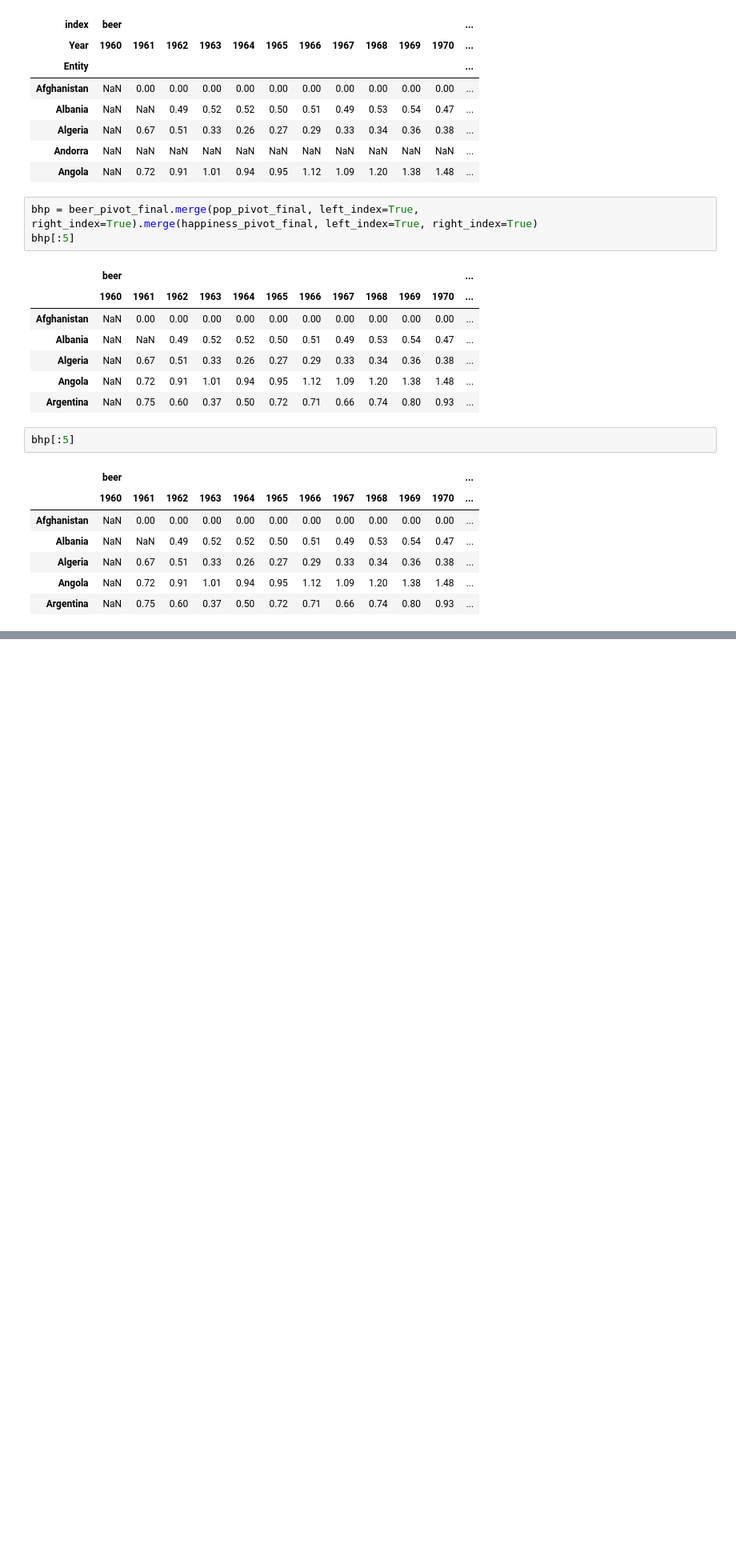
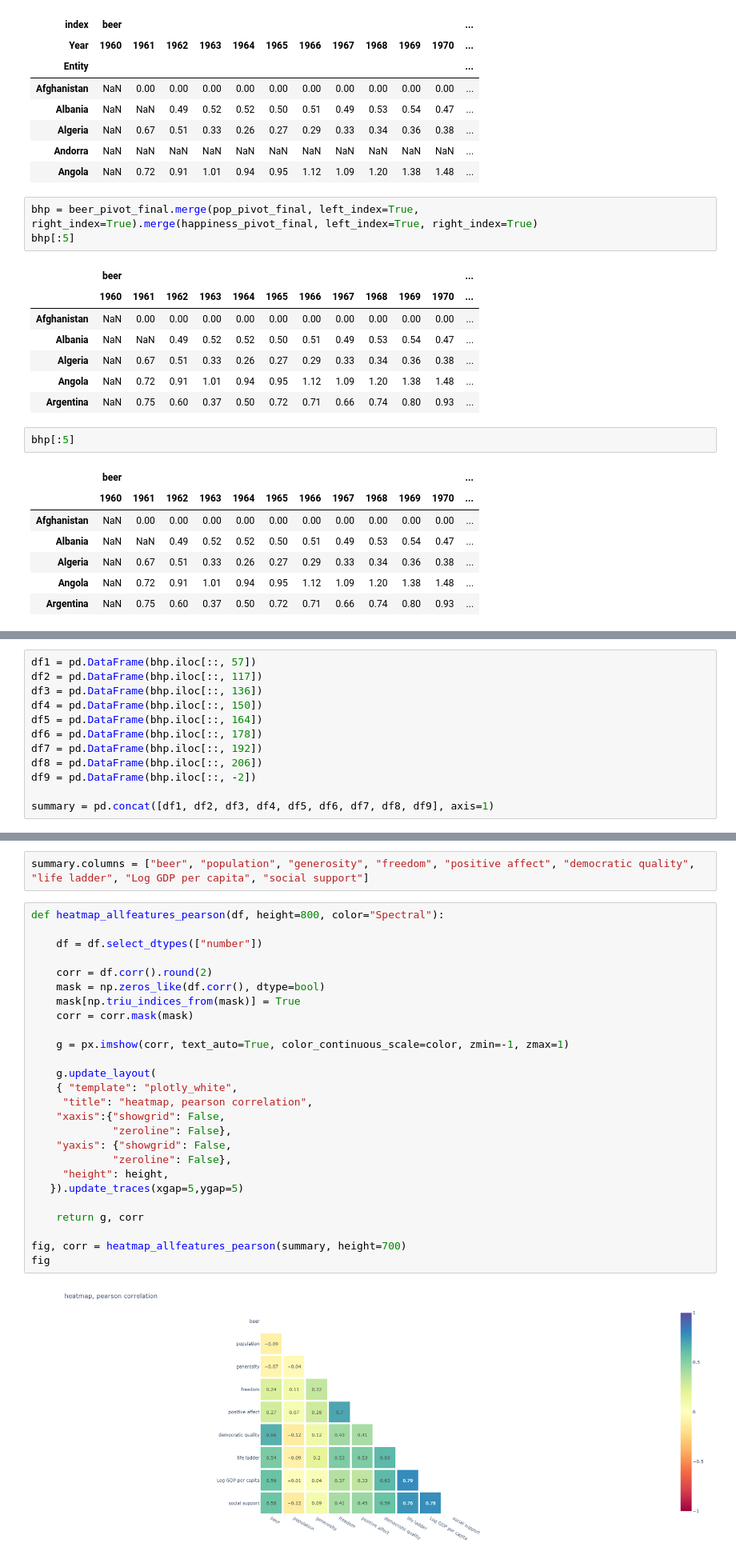
Before and after one commit to ua-chjb/portfolio_beer_and_happiness, a Jupyter notebook: merging.ipynb, the cells around one changed output, grey strips where cells are left out. Shown at 80% size. Saved outputs shown, nothing was run; the diff lists cells and outputs as text; blank space fills up the shorter version.

```diff
--- a/merging.ipynb
+++ b/merging.ipynb
@@ -227,0 +369,12 @@ Name: 2018, dtype: float64
+# %%
+df1 = pd.DataFrame(bhp.iloc[::, 57])
+df2 = pd.DataFrame(bhp.iloc[::, 117])
+df3 = pd.DataFrame(bhp.iloc[::, 136])
+df4 = pd.DataFrame(bhp.iloc[::, 150])
+df5 = pd.DataFrame(bhp.iloc[::, 164])
+df6 = pd.DataFrame(bhp.iloc[::, 178])
+df7 = pd.DataFrame(bhp.iloc[::, 192])
+df8 = pd.DataFrame(bhp.iloc[::, 206])
+df9 = pd.DataFrame(bhp.iloc[::, -2])
+
+summary = pd.concat([df1, df2, df3, df4, df5, df6, df7, df8, df9], axis=1)
@@ -227,0 +411,30 @@ Name: 2018, dtype: float64
+# %%
+summary.columns = ["beer", "population", "generosity", "freedom", "positive affect", "democratic quality", "life ladder", "Log GDP per capita", "social support"]
+# %%
+def heatmap_allfeatures_pearson(df, height=800, color="Spectral"):
+
+    df = df.select_dtypes(["number"])
+
+    corr = df.corr().round(2)
+    mask = np.zeros_like(df.corr(), dtype=bool)
+    mask[np.triu_indices_from(mask)] = True
+    corr = corr.mask(mask)
+
+    g = px.imshow(corr, text_auto=True, color_continuous_scale=color, zmin=-1, zmax=1)
+
+    g.update_layout(
+    { "template": "plotly_white",
+     "title": "heatmap, pearson correlation",
+    "xaxis":{"showgrid": False,
+             "zeroline": False},
+    "yaxis": {"showgrid": False,
+             "zeroline": False},
+     "height": height,
+   }).update_traces(xgap=5,ygap=5)
+
+    return g, corr
+
+fig, corr = heatmap_allfeatures_pearson(summary, height=700)
+fig
+# %% [output]
+[figure, added]
```
Also changed, not shown: parts of 48 cells of this notebook, 7 other files.
